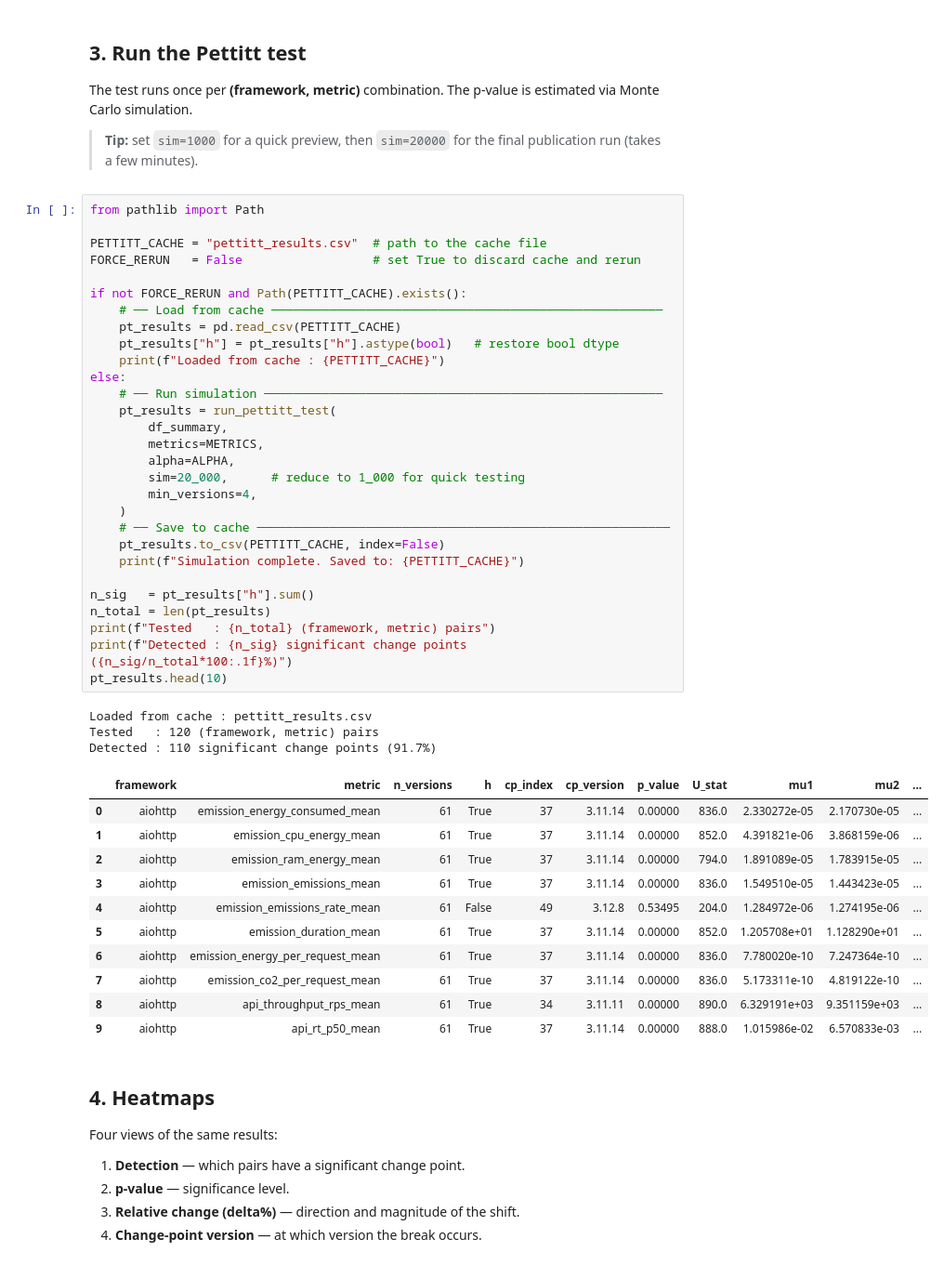
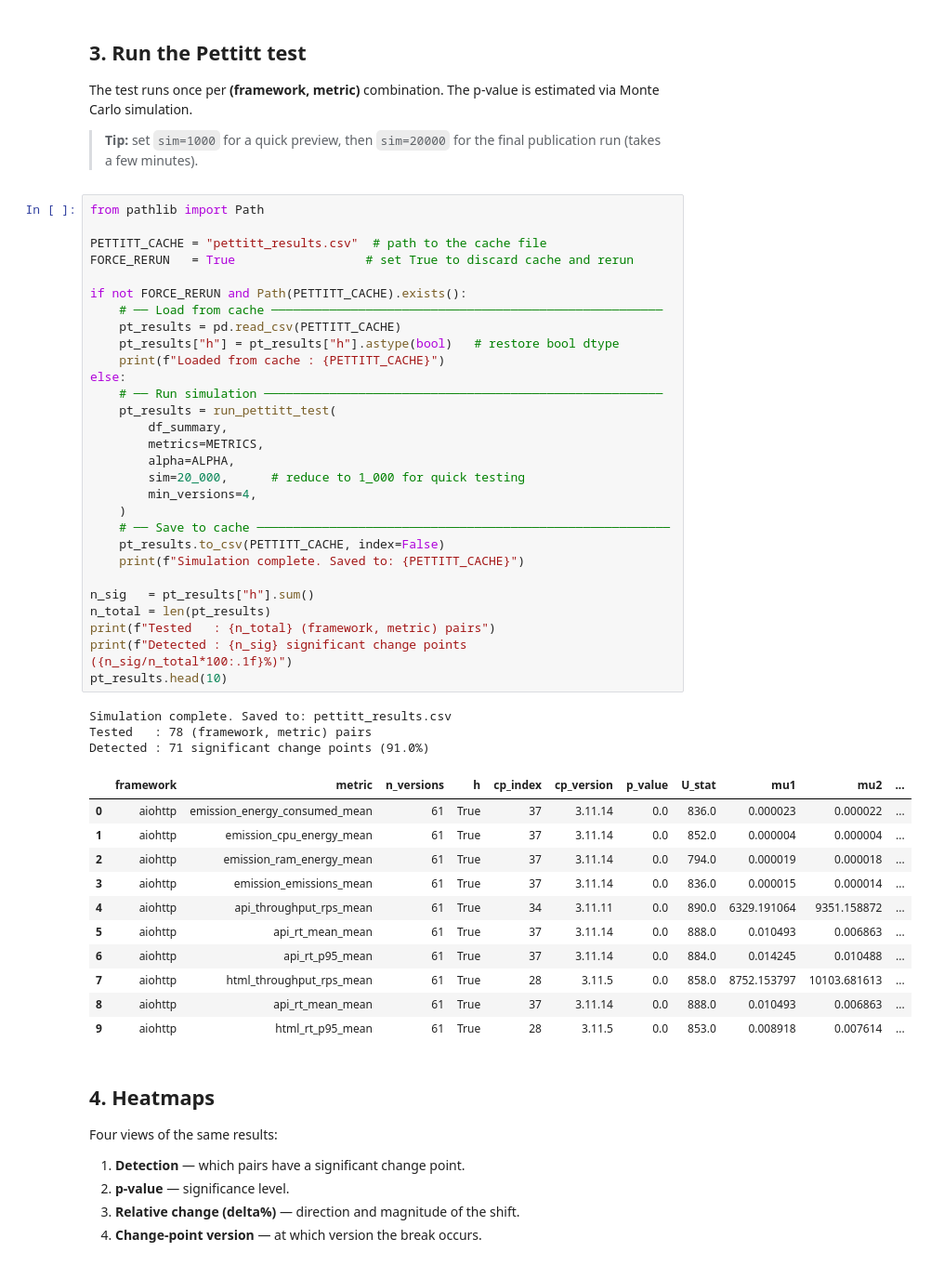
Before and after one commit to FernandoKGA/plots-frameworks-bench, a Jupyter notebook: pettitt_analysis.ipynb, the cells around one changed output. Shown at 93% size. Cells and saved outputs as stored; diff of their text form.

```diff
--- a/pettitt_analysis.ipynb
+++ b/pettitt_analysis.ipynb
@@ -80,47 +80,47 @@ estimated via Monte Carlo simulation.
 # %%
 from pathlib import Path
 
 PETTITT_CACHE = "pettitt_results.csv"  # path to the cache file
-FORCE_RERUN   = False                  # set True to discard cache and rerun
+FORCE_RERUN   = True                  # set True to discard cache and rerun
 
 if not FORCE_RERUN and Path(PETTITT_CACHE).exists():
     # ── Load from cache ──────────────────────────────────────────────────────
     pt_results = pd.read_csv(PETTITT_CACHE)
     pt_results["h"] = pt_results["h"].astype(bool)   # restore bool dtype
     print(f"Loaded from cache : {PETTITT_CACHE}")
 else:
     # ── Run simulation ───────────────────────────────────────────────────────
     pt_results = run_pettitt_test(
         df_summary,
         metrics=METRICS,
         alpha=ALPHA,
         sim=20_000,      # reduce to 1_000 for quick testing
         min_versions=4,
     )
     # ── Save to cache ─────────────────────────────────────────────────────────
     pt_results.to_csv(PETTITT_CACHE, index=False)
     print(f"Simulation complete. Saved to: {PETTITT_CACHE}")
 
 n_sig   = pt_results["h"].sum()
 n_total = len(pt_results)
 print(f"Tested   : {n_total} (framework, metric) pairs")
 print(f"Detected : {n_sig} significant change points ({n_sig/n_total*100:.1f}%)")
 pt_results.head(10)
 # %% [output]
-Loaded from cache : pettitt_results.csv
-Tested   : 120 (framework, metric) pairs
-Detected : 110 significant change points (91.7%)
+Simulation complete. Saved to: pettitt_results.csv
+Tested   : 78 (framework, metric) pairs
+Detected : 71 significant change points (91.0%)
 |  | framework | metric | n_versions | h | cp_index | cp_version | p_value | U_stat | mu1 | mu2 | ... |
-| 0 | aiohttp | emission_energy_consumed_mean | 61 | True | 37 | 3.11.14 | 0.00000 | 836.0 | 2.330272e-05 | 2.170730e-05 | ... |
-| 1 | aiohttp | emission_cpu_energy_mean | 61 | True | 37 | 3.11.14 | 0.00000 | 852.0 | 4.391821e-06 | 3.868159e-06 | ... |
-| 2 | aiohttp | emission_ram_energy_mean | 61 | True | 37 | 3.11.14 | 0.00000 | 794.0 | 1.891089e-05 | 1.783915e-05 | ... |
-| 3 | aiohttp | emission_emissions_mean | 61 | True | 37 | 3.11.14 | 0.00000 | 836.0 | 1.549510e-05 | 1.443423e-05 | ... |
-| 4 | aiohttp | emission_emissions_rate_mean | 61 | False | 49 | 3.12.8 | 0.53495 | 204.0 | 1.284972e-06 | 1.274195e-06 | ... |
-| 5 | aiohttp | emission_duration_mean | 61 | True | 37 | 3.11.14 | 0.00000 | 852.0 | 1.205708e+01 | 1.128290e+01 | ... |
-| 6 | aiohttp | emission_energy_per_request_mean | 61 | True | 37 | 3.11.14 | 0.00000 | 836.0 | 7.780020e-10 | 7.247364e-10 | ... |
-| 7 | aiohttp | emission_co2_per_request_mean | 61 | True | 37 | 3.11.14 | 0.00000 | 836.0 | 5.173311e-10 | 4.819122e-10 | ... |
-| 8 | aiohttp | api_throughput_rps_mean | 61 | True | 34 | 3.11.11 | 0.00000 | 890.0 | 6.329191e+03 | 9.351159e+03 | ... |
-| 9 | aiohttp | api_rt_p50_mean | 61 | True | 37 | 3.11.14 | 0.00000 | 888.0 | 1.015986e-02 | 6.570833e-03 | ... |
+| 0 | aiohttp | emission_energy_consumed_mean | 61 | True | 37 | 3.11.14 | 0.0 | 836.0 | 0.000023 | 0.000022 | ... |
+| 1 | aiohttp | emission_cpu_energy_mean | 61 | True | 37 | 3.11.14 | 0.0 | 852.0 | 0.000004 | 0.000004 | ... |
+| 2 | aiohttp | emission_ram_energy_mean | 61 | True | 37 | 3.11.14 | 0.0 | 794.0 | 0.000019 | 0.000018 | ... |
+| 3 | aiohttp | emission_emissions_mean | 61 | True | 37 | 3.11.14 | 0.0 | 836.0 | 0.000015 | 0.000014 | ... |
+| 4 | aiohttp | api_throughput_rps_mean | 61 | True | 34 | 3.11.11 | 0.0 | 890.0 | 6329.191064 | 9351.158872 | ... |
+| 5 | aiohttp | api_rt_mean_mean | 61 | True | 37 | 3.11.14 | 0.0 | 888.0 | 0.010493 | 0.006863 | ... |
+| 6 | aiohttp | api_rt_p95_mean | 61 | True | 37 | 3.11.14 | 0.0 | 884.0 | 0.014245 | 0.010488 | ... |
+| 7 | aiohttp | html_throughput_rps_mean | 61 | True | 28 | 3.11.5 | 0.0 | 858.0 | 8752.153797 | 10103.681613 | ... |
+| 8 | aiohttp | api_rt_mean_mean | 61 | True | 37 | 3.11.14 | 0.0 | 888.0 | 0.010493 | 0.006863 | ... |
+| 9 | aiohttp | html_rt_p95_mean | 61 | True | 28 | 3.11.5 | 0.0 | 853.0 | 0.008918 | 0.007614 | ... |
 # %% [markdown]
 ## 4. Heatmaps
 
```
Also changed, not shown: parts of 3 cells of this notebook, 24 other files.
